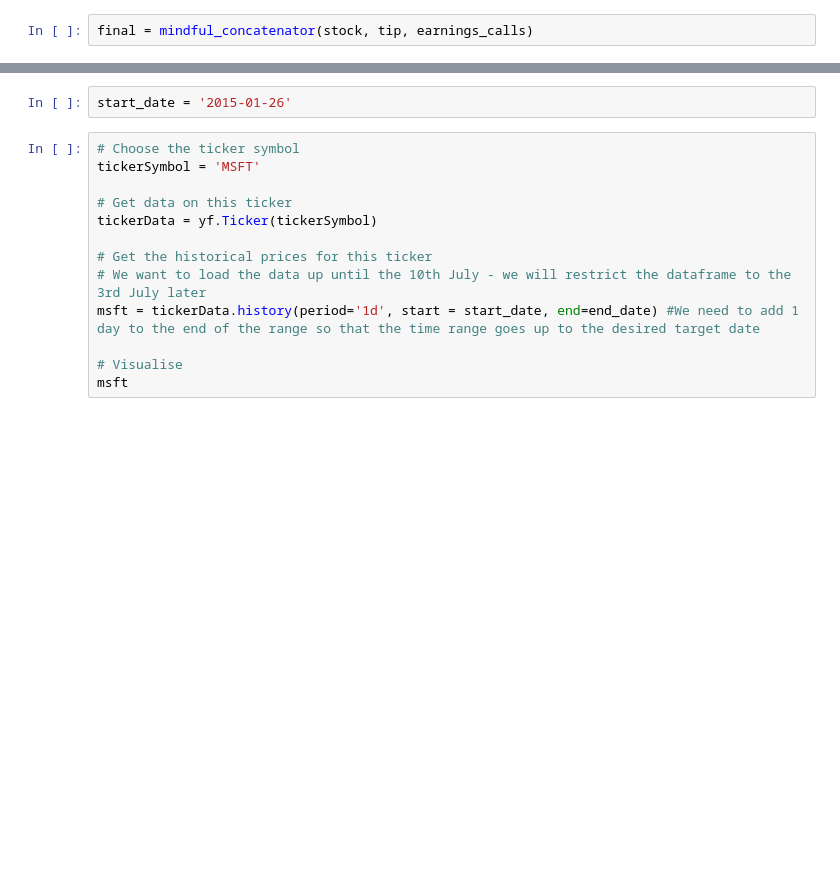
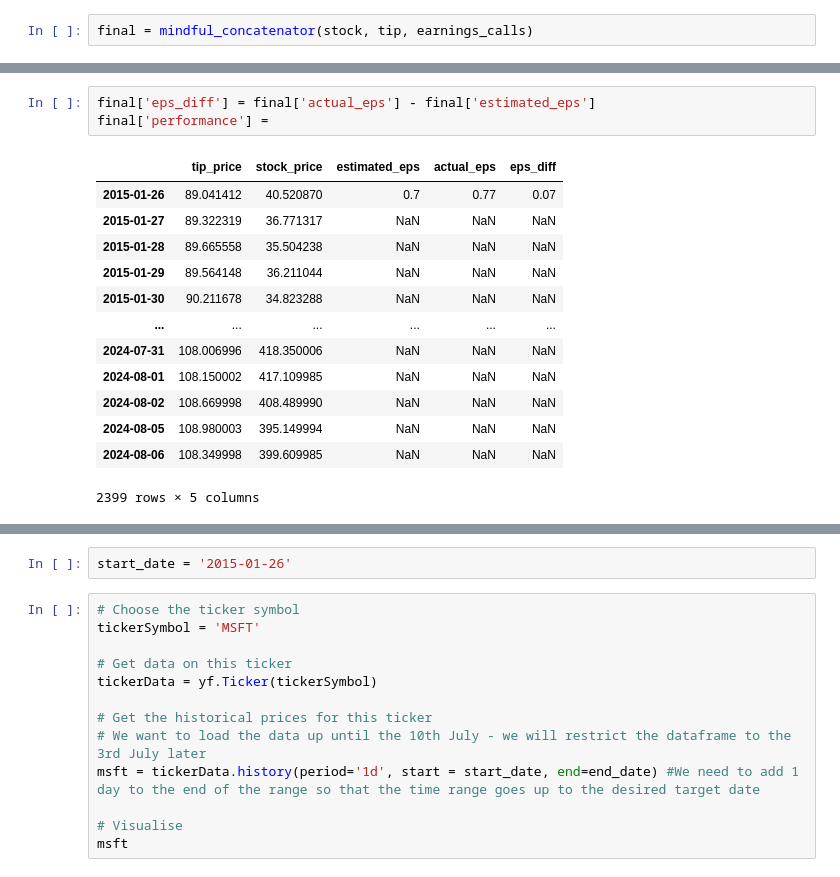
Before and after one commit to laura1machado1delostoyos/MSFTPricePrediction, a Jupyter notebook: Draft_XGBoost_Time_Series_Price_Analysis.ipynb, the cells around one changed output, grey strips where cells are left out. Cells and saved outputs as stored; diff of their text form; blank space fills up the shorter version.

```diff
--- a/Draft_XGBoost_Time_Series_Price_Analysis.ipynb
+++ b/Draft_XGBoost_Time_Series_Price_Analysis.ipynb
@@ -263,0 +277,17 @@ data[filterdate:]
+# %%
+final['eps_diff'] = final['actual_eps'] - final['estimated_eps']
+final['performance'] =
+# %% [output]
+|  | tip_price | stock_price | estimated_eps | actual_eps | eps_diff |
+| 2015-01-26 | 89.041412 | 40.520870 | 0.7 | 0.77 | 0.07 |
+| 2015-01-27 | 89.322319 | 36.771317 | NaN | NaN | NaN |
+| 2015-01-28 | 89.665558 | 35.504238 | NaN | NaN | NaN |
+| 2015-01-29 | 89.564148 | 36.211044 | NaN | NaN | NaN |
+| 2015-01-30 | 90.211678 | 34.823288 | NaN | NaN | NaN |
+| ... | ... | ... | ... | ... | ... |
+| 2024-07-31 | 108.006996 | 418.350006 | NaN | NaN | NaN |
+| 2024-08-01 | 108.150002 | 417.109985 | NaN | NaN | NaN |
+| 2024-08-02 | 108.669998 | 408.489990 | NaN | NaN | NaN |
+| 2024-08-05 | 108.980003 | 395.149994 | NaN | NaN | NaN |
+| 2024-08-06 | 108.349998 | 399.609985 | NaN | NaN | NaN |
+2399 rows × 5 columns
```
Also changed, not shown: parts of 14 cells of this notebook.
